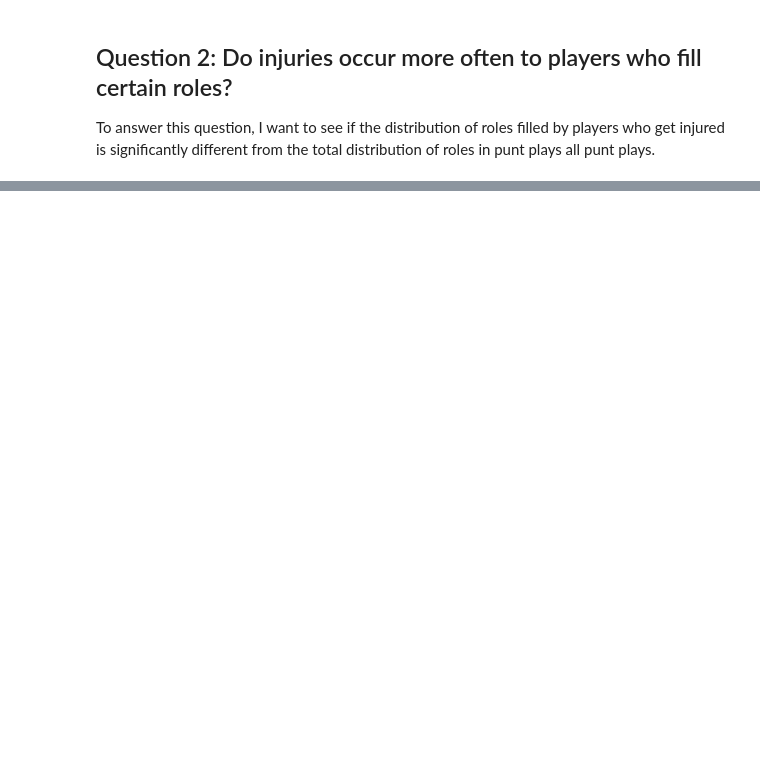
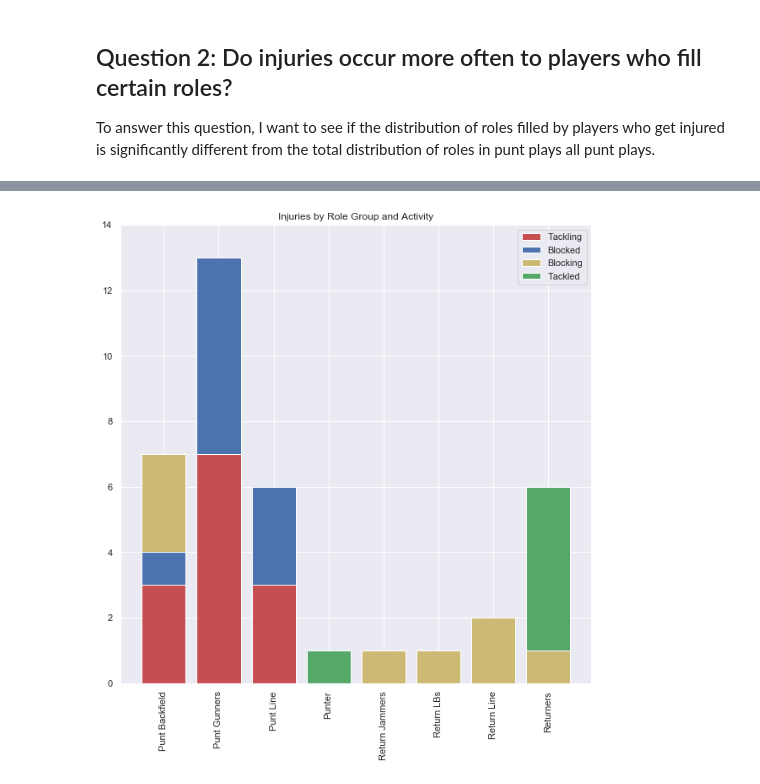
Before and after one commit to tjeffkessler/punt_analytics, a Jupyter notebook: Analytic Report Final.ipynb, the cells around one changed output, grey strips where cells are left out. Saved outputs shown, nothing was run; the diff lists cells and outputs as text; code cells hidden in the pictures; blank space fills up the shorter version.

```diff
--- a/Analytic Report Final.ipynb
+++ b/Analytic Report Final.ipynb
@@ -471,0 +568,24 @@ plt.show()
+# %%
+#Create arrays with the frequency counts for each activity by role group
+tg = np.array([3, 7, 3, 0, 0, 0, 0, 0])
+bd = np.array([1, 6, 3, 0, 0, 0, 0, 0])
+bg = np.array([3, 0, 0, 0, 1, 1, 2, 1])
+td = np.array([0, 0, 0, 1, 0, 0, 0, 5])
+
+#Create stacked bar charts showing the impact types and activity by player role group
+fig, ax = plt.subplots(figsize=(10, 10))
+
+ax.bar(x_len, height=tg, color='r')
+ax.bar(x_len, height=bd, color='b', bottom=tg)
+ax.bar(x_len, height=bg, color='y', bottom=tg+bd)
+ax.bar(x_len, height=td, color='g', bottom=tg+bd+bg)
+
+ax.set_title('Injuries by Role Group and Activity')
+ax.set_ylim((0, 14))
+ax.set_xticklabels(('', 'Punt Backfield', 'Punt Gunners', 'Punt Line', 'Punter', 'Return Jammers',
+                    'Return LBs', 'Return Line', 'Returners'), rotation='vertical')
+ax.legend(labels=('Tackling', 'Blocked', 'Blocking', 'Tackled'))
+
+plt.show()
+# %% [output]
+[figure, added]
```
Also changed, not shown: parts of 50 cells of this notebook.
